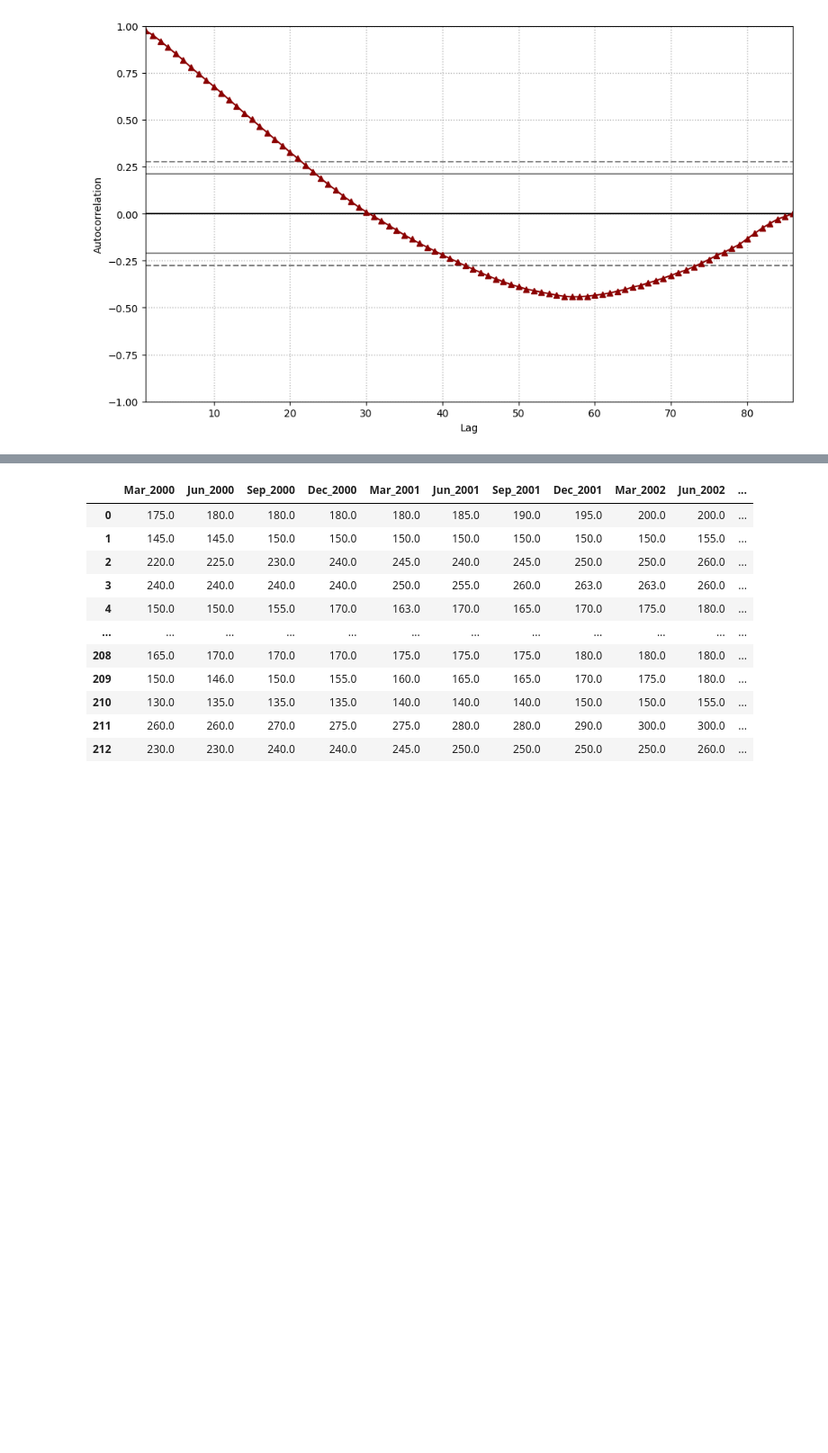
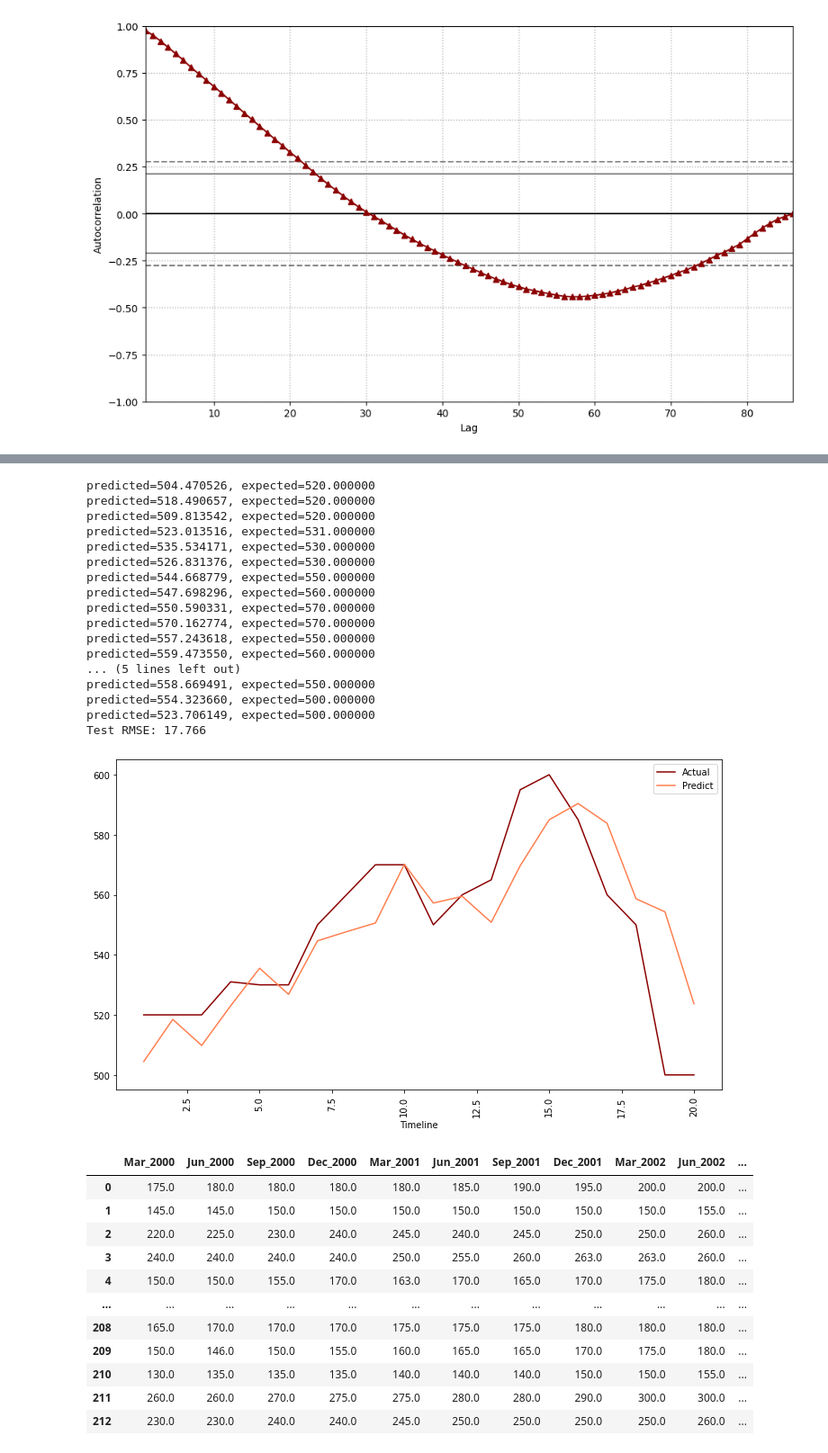
Before and after one commit to MAST30034-Applied-Data-Science/generic-real-estate-consulting-project-group-1-iron-data-man, a Jupyter notebook: notebooks/Modelling.ipynb, the cells around one changed output, grey strips where cells are left out. Shown at 90% size. Cells and saved outputs as stored; diff of their text form; code cells hidden in the pictures; blank space fills up the shorter version.

```diff
--- a/notebooks/Modelling.ipynb
+++ b/notebooks/Modelling.ipynb
@@ -936,0 +221,30 @@ final_predict_population_df.to_csv('../data/curated/predicted_population.csv')
+# %%
+# train the whole dataset and predict 6 year result
+predict_year = 6
+test_size = 0
+population_result_df = pd.DataFrame()
+lag_value = 5
+
+index = 0
+while index < len(population_data):
+
+	# fit the model
+	predictions = autoregression_model_pipeline(population_data.iloc[index,:], test_size, predict_year, lag_value)
+
+	# append each prediction
+	total_value = population_data.iloc[index,:].to_list()
+	total_value.extend(predictions)
+
+	# change the dimension and save to dataframe
+	temp = pd.DataFrame()
+	temp = temp.append(total_value).transpose()
+	population_result_df = population_result_df.append(temp).reset_index(drop=True)
+	index += 1
+
+# set the column name and add sa2 column
+population_result_df.columns = population_col
+population_result_df['SA2_Code'] = sa2['SA2_Code']
+population_result_df['SA2_name'] = sa2['SA2_name']
+
+# save the population data
+population_result_df.to_csv('../data/curated/predict_population_AutoReg.csv', index=False)
@@ -962,9 +345,9 @@ sa2
 # %%
+# choose 30 place to show the income changes
+EXAMPLE_SIZE = 30
 plt.figure(figsize=(10,6))
-
-for i in range(30):
+for i in range(EXAMPLE_SIZE):
     plt.plot(income_data.columns.str.slice(stop=7).to_list(), income_data.iloc[i,:].copy())
-
 plt.title('Changes in Median Income by Region Over Time', fontsize = 15)
 plt.xlabel('Timeline', fontsize = 13)
 plt.ylabel('Income median p.a. (dollar)', fontsize = 13)
@@ -1357 +566,4 @@ d4.lag_plot(ax=ax4, color = c4, alpha=0.5)
+# %%
+INDEX_RENTAL = 5
+example_rental = rental_data.loc[INDEX_RENTAL]
 # %%
@@ -1477 +593,25 @@ Test RMSE: 17.766
+# %%
+# use one instance as example to check the RMSE for model performance
+lag_value = 23
+predict_size = 20
+example_result = autoregression_model_pipeline(example_rental.astype('float'), predict_size, predict_size, lag_value)
+# %% [output]
+predicted=504.470526, expected=520.000000
+predicted=518.490657, expected=520.000000
+predicted=509.813542, expected=520.000000
+predicted=523.013516, expected=531.000000
+predicted=535.534171, expected=530.000000
+predicted=526.831376, expected=530.000000
+predicted=544.668779, expected=550.000000
+predicted=547.698296, expected=560.000000
+predicted=550.590331, expected=570.000000
+predicted=570.162774, expected=570.000000
+predicted=557.243618, expected=550.000000
+predicted=559.473550, expected=560.000000
+... (5 lines left out)
+predicted=558.669491, expected=550.000000
+predicted=554.323660, expected=500.000000
+predicted=523.706149, expected=500.000000
+Test RMSE: 17.766
+[figure, added]
 # %%
```
Also changed, not shown: parts of 188 cells of this notebook.
